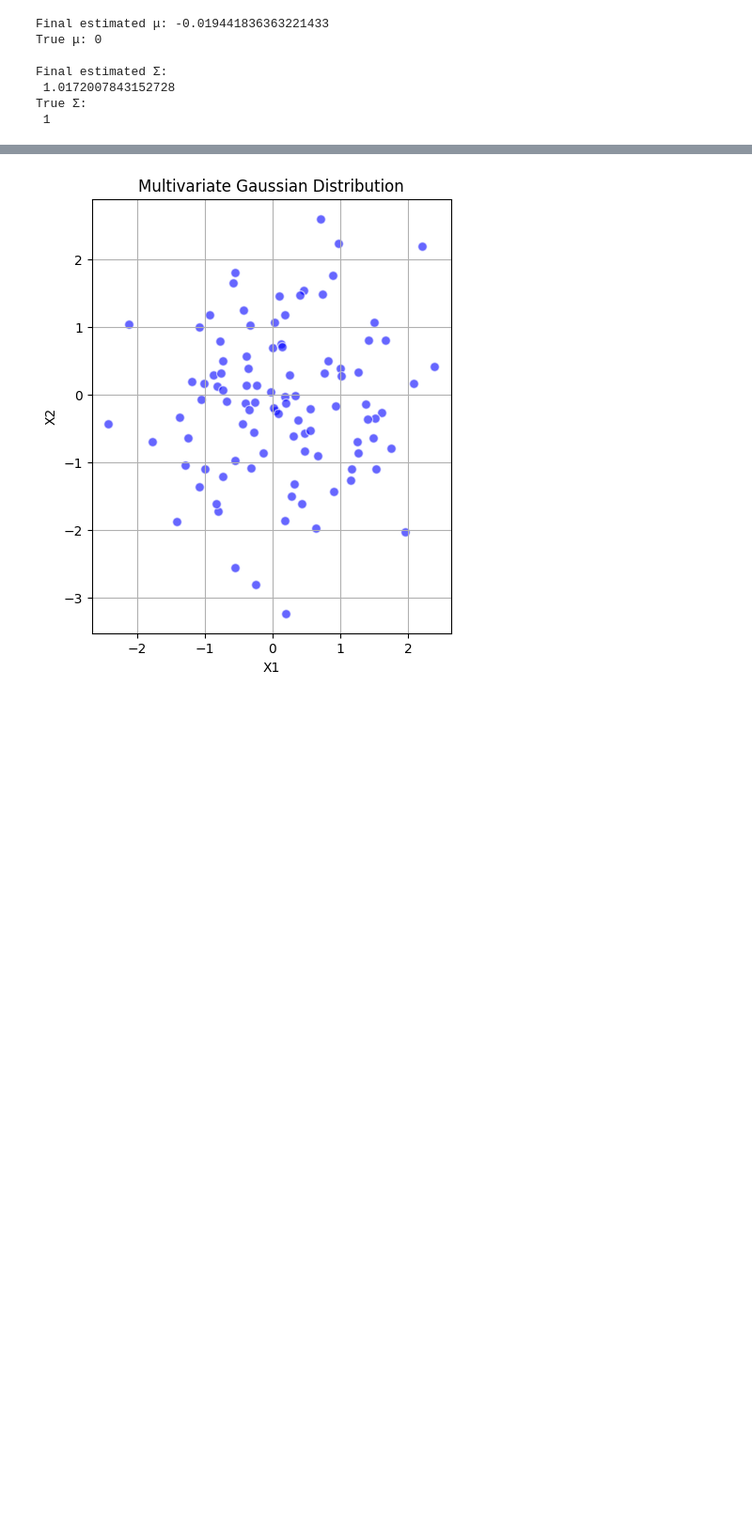
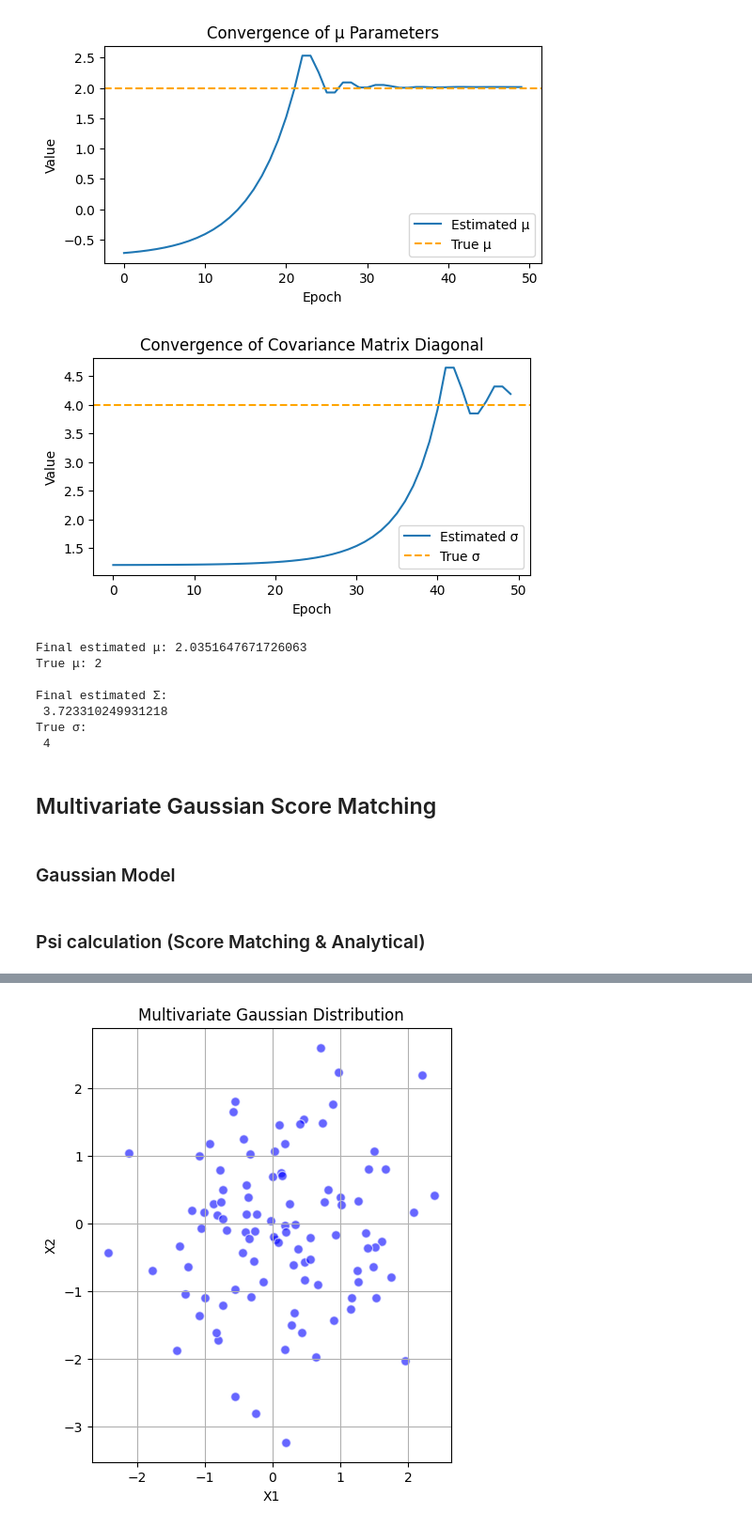
Before and after one commit to katonapng/score_matching, a Jupyter notebook: score_matching.ipynb, the cells around one changed output, grey strips where cells are left out. Shown at 94% size. Saved outputs shown, nothing was run; the diff lists cells and outputs as text; code cells hidden in the pictures; blank space fills up the shorter version.

```diff
--- a/score_matching.ipynb
+++ b/score_matching.ipynb
@@ -101,16 +127,43 @@ Epoch 99/100, Loss: -0.4832323637256705
+# %%
+estimated_mus = np.array(estimated_mus)
+plt.figure(figsize=(6, 3))
+plt.plot(estimated_mus[:, 0], label="Estimated μ")
+plt.axhline(mean, color='orange', linestyle='--', label="True μ")
+plt.xlabel('Epoch')
+plt.ylabel('Value')
+plt.legend()
+plt.title('Convergence of μ Parameters')
+plt.show()
+
+# Plot convergence of covariance matrix diagonal (variance terms)
+plt.figure(figsize=(6, 3))
+plt.plot([s**2 for s in estimated_covs], label="Estimated σ")
+plt.axhline(std**2, color='orange', linestyle='--', label="True σ")
+plt.xlabel('Epoch')
+plt.ylabel('Value')
+plt.legend()
+plt.title('Convergence of Covariance Matrix Diagonal')
+plt.show()
+# %% [output]
+[figure, added]
+[figure, added]
 # %%
 print("Final estimated μ:", estimated_mus[-1][0])
-print("True μ:", 0)
-print("\nFinal estimated Σ:\n", estimated_covs[-1][0])
-print("True Σ:\n", 1)
+print("True μ:", mean)
+print("\nFinal estimated Σ:\n", estimated_covs[-1][0]**2)
+print("True σ:\n", std**2)
 # %% [output]
-Final estimated μ: -0.019441836363221433
-True μ: 0
+Final estimated μ: 2.0351647671726063
+True μ: 2
 
 Final estimated Σ:
- 1.0172007843152728
-True Σ:
- 1
+ 3.723310249931218
+True σ:
+ 4
+# %% [markdown]
+## Multivariate Gaussian Score Matching
+# %% [markdown]
+### Gaussian Model
 # %%
 class Gaussian(nn.Module):
     def __init__(self, dimensions):
@@ -128,3 +185,5 @@ class Gaussian(nn.Module):
+# %% [markdown]
+### Psi calculation (Score Matching & Analytical)
 # %%
 def compute_psi(x, model):
     nn_output = model(x)
```
Also changed, not shown: parts of 42 cells of this notebook, 1 other file.
